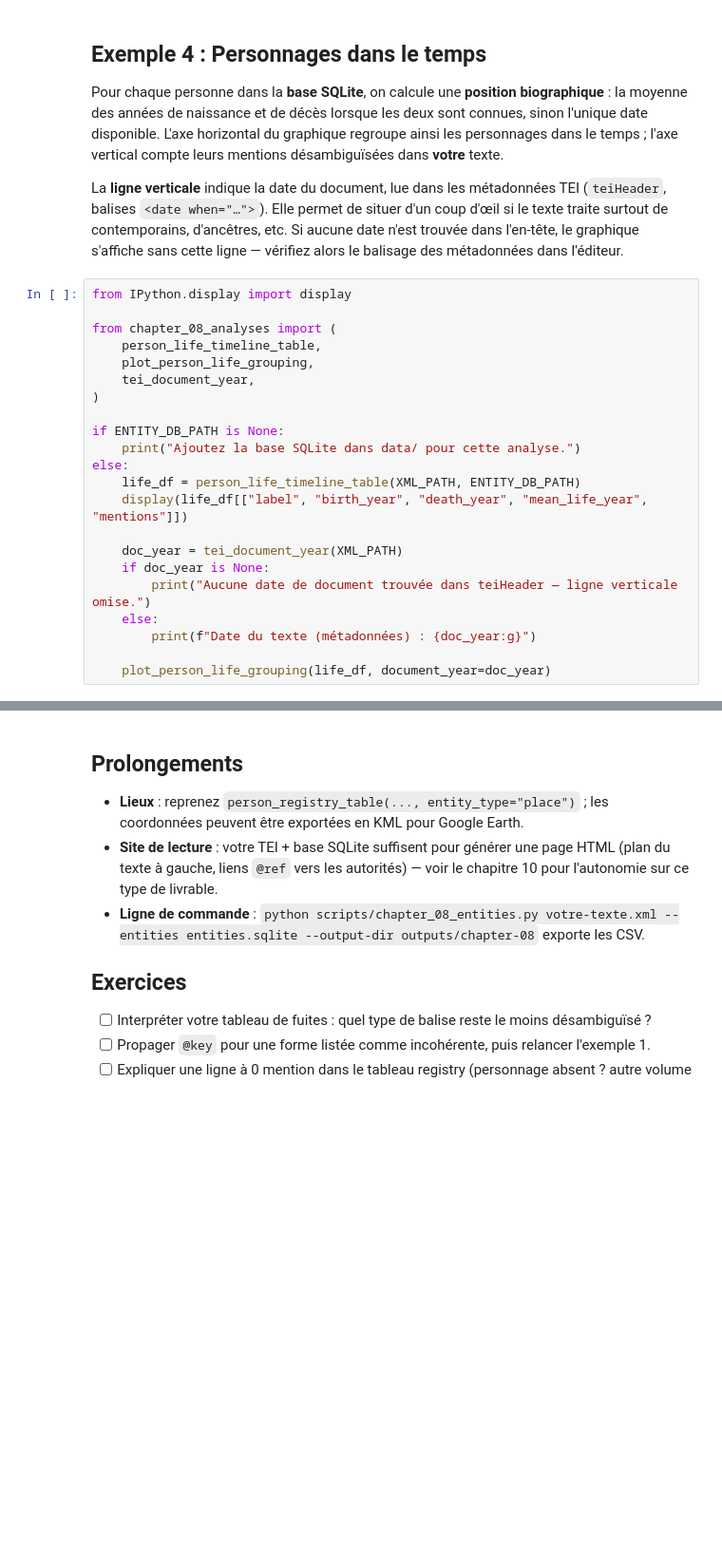
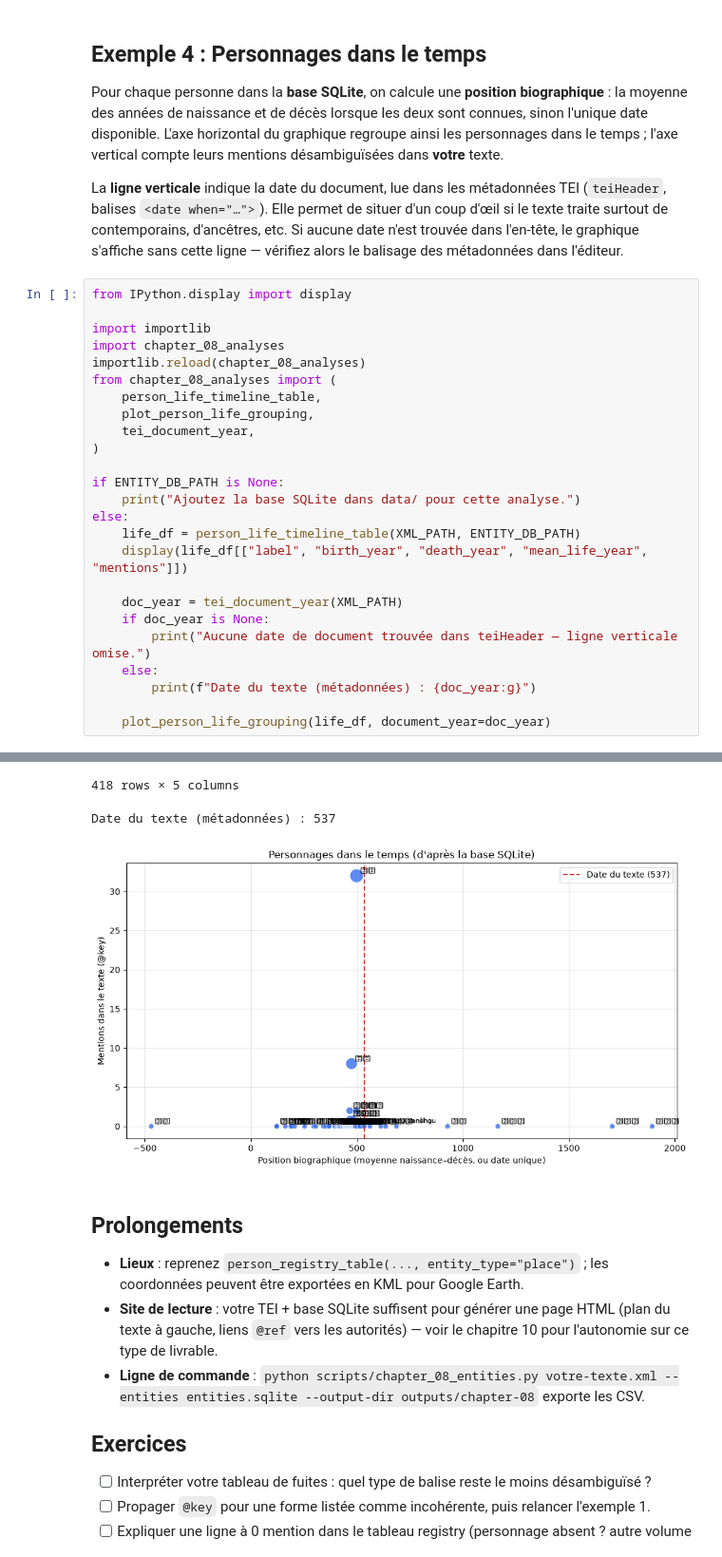
Before and after one commit to lejeanbaptiste/workshop_CRCAO, a Jupyter notebook: notebooks/course/part-1-les-bases/08_exploiter_entites.ipynb, the cells around one changed output, grey strips where cells are left out. Shown at 95% size. Drawn from its saved outputs; the diff is of its cells as text; blank space fills up the shorter version.

```diff
--- a/notebooks/course/part-1-les-bases/08_exploiter_entites.ipynb
+++ b/notebooks/course/part-1-les-bases/08_exploiter_entites.ipynb
@@ -118,6 +169,9 @@ La **ligne verticale** indique la date du document, lue dans les métadonnées T
 # %%
 from IPython.display import display
 
+import importlib
+import chapter_08_analyses
+importlib.reload(chapter_08_analyses)
 from chapter_08_analyses import (
     person_life_timeline_table,
     plot_person_life_grouping,
@@ -137,3 +191,4 @@ else:
         print(f"Date du texte (métadonnées) : {doc_year:g}")
 
     plot_person_life_grouping(life_df, document_year=doc_year)
+# %% [output]
@@ -140,3 +207,6 @@ else:
+418 rows × 5 columns
+Date du texte (métadonnées) : 537
+[figure, added]
 # %% [markdown]
 ## Prolongements
 
```
Also changed, not shown: parts of 6 cells of this notebook, 20 other files.
